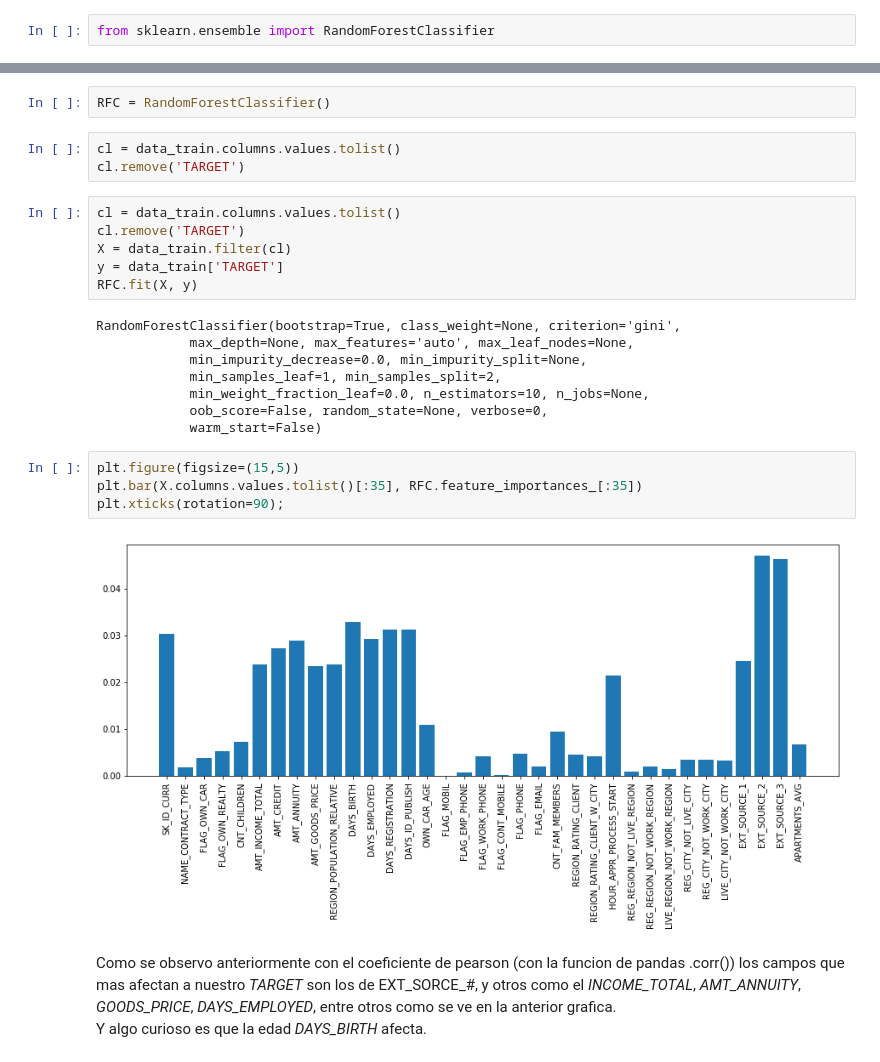
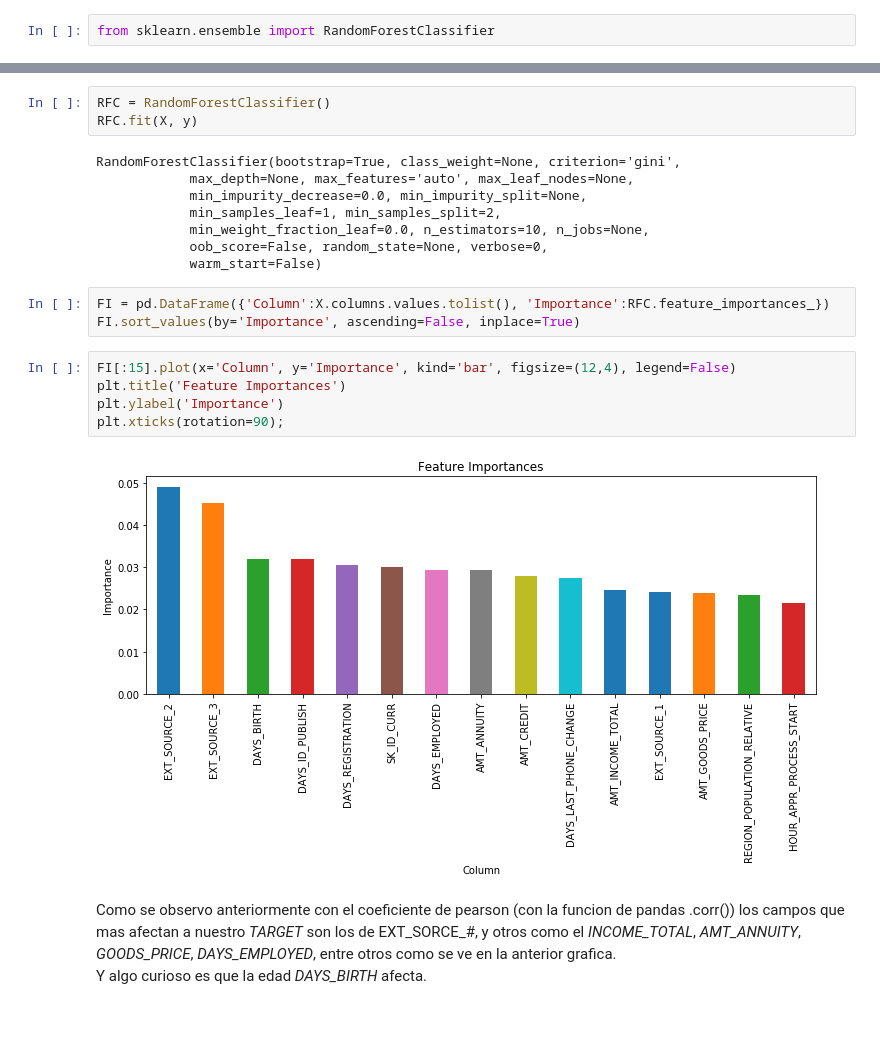
Before and after one commit to AronForero/Kaggles-HomeCreditDefaultRisk, a Jupyter notebook: exploration-preprocessing-modeling.ipynb, the cells around one changed output, grey strips where cells are left out. Cells and saved outputs as stored; diff of their text form; blank space fills up the shorter version.

```diff
--- a/exploration-preprocessing-modeling.ipynb
+++ b/exploration-preprocessing-modeling.ipynb
@@ -422,28 +427,24 @@ from sklearn.ensemble import RandomForestClassifier
 # %%
 RFC = RandomForestClassifier()
+RFC.fit(X, y)
+# %% [output]
+RandomForestClassifier(bootstrap=True, class_weight=None, criterion='gini',
+            max_depth=None, max_features='auto', max_leaf_nodes=None,
+            min_impurity_decrease=0.0, min_impurity_split=None,
+            min_samples_leaf=1, min_samples_split=2,
+            min_weight_fraction_leaf=0.0, n_estimators=10, n_jobs=None,
+            oob_score=False, random_state=None, verbose=0,
+            warm_start=False)
-# %%
-cl = data_train.columns.values.tolist()
-cl.remove('TARGET')
-# %%
-cl = data_train.columns.values.tolist()
-cl.remove('TARGET')
-X = data_train.filter(cl)
-y = data_train['TARGET']
-RFC.fit(X, y)
-# %% [output]
-RandomForestClassifier(bootstrap=True, class_weight=None, criterion='gini',
-            max_depth=None, max_features='auto', max_leaf_nodes=None,
-            min_impurity_decrease=0.0, min_impurity_split=None,
-            min_samples_leaf=1, min_samples_split=2,
-            min_weight_fraction_leaf=0.0, n_estimators=10, n_jobs=None,
-            oob_score=False, random_state=None, verbose=0,
-            warm_start=False)
-# %%
-plt.figure(figsize=(15,5))
-plt.bar(X.columns.values.tolist()[:35], RFC.feature_importances_[:35])
-plt.xticks(rotation=90);
-# %% [output]
-[figure, removed]
+# %%
+FI = pd.DataFrame({'Column':X.columns.values.tolist(), 'Importance':RFC.feature_importances_})
+FI.sort_values(by='Importance', ascending=False, inplace=True)
+# %%
+FI[:15].plot(x='Column', y='Importance', kind='bar', figsize=(12,4), legend=False)
+plt.title('Feature Importances')
+plt.ylabel('Importance')
+plt.xticks(rotation=90);
+# %% [output]
+[figure, added]
 # %% [markdown]
 Como se observo anteriormente con el coeficiente de pearson (con la funcion de pandas .corr()) los campos que mas afectan a nuestro *TARGET* son los de EXT_SORCE_#, y otros como el *INCOME_TOTAL*, *AMT_ANNUITY*, *GOODS_PRICE*, *DAYS_EMPLOYED*, entre otros como se ve en la anterior grafica.
 Y algo curioso es que la edad *DAYS_BIRTH* afecta.
```
Also changed, not shown: parts of 77 cells of this notebook.
